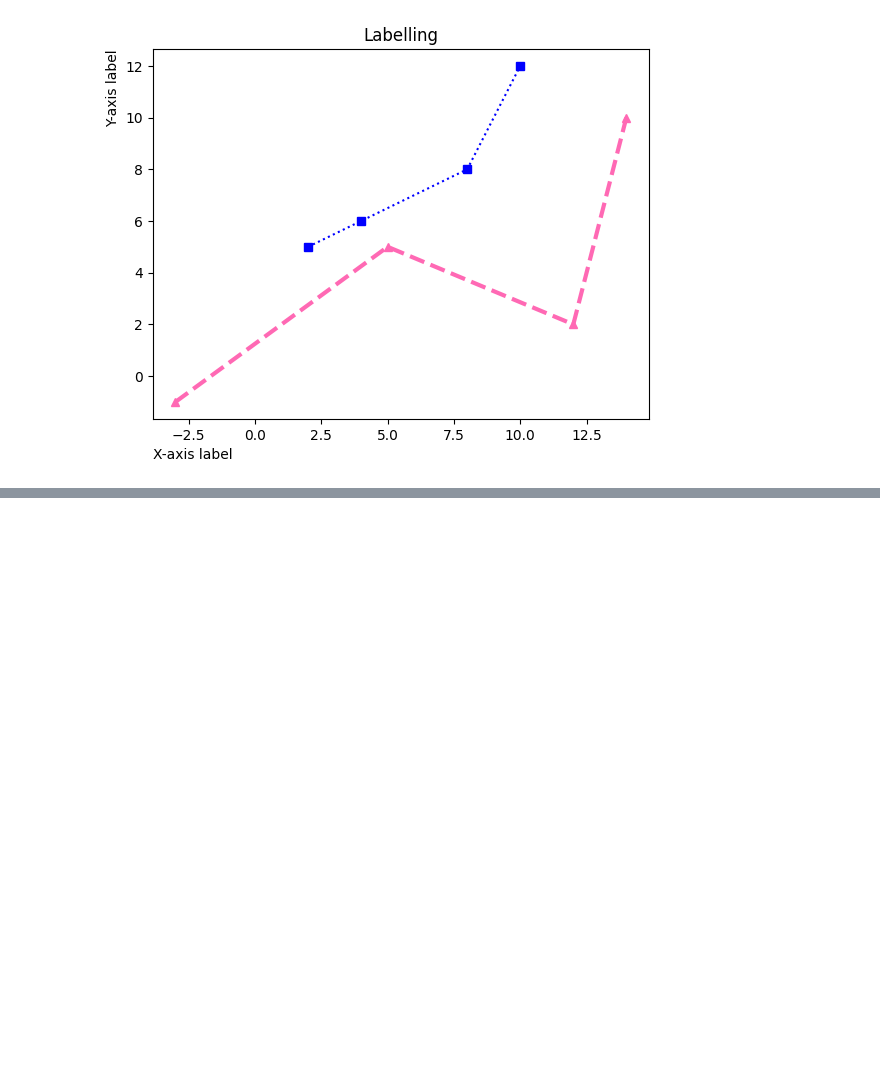
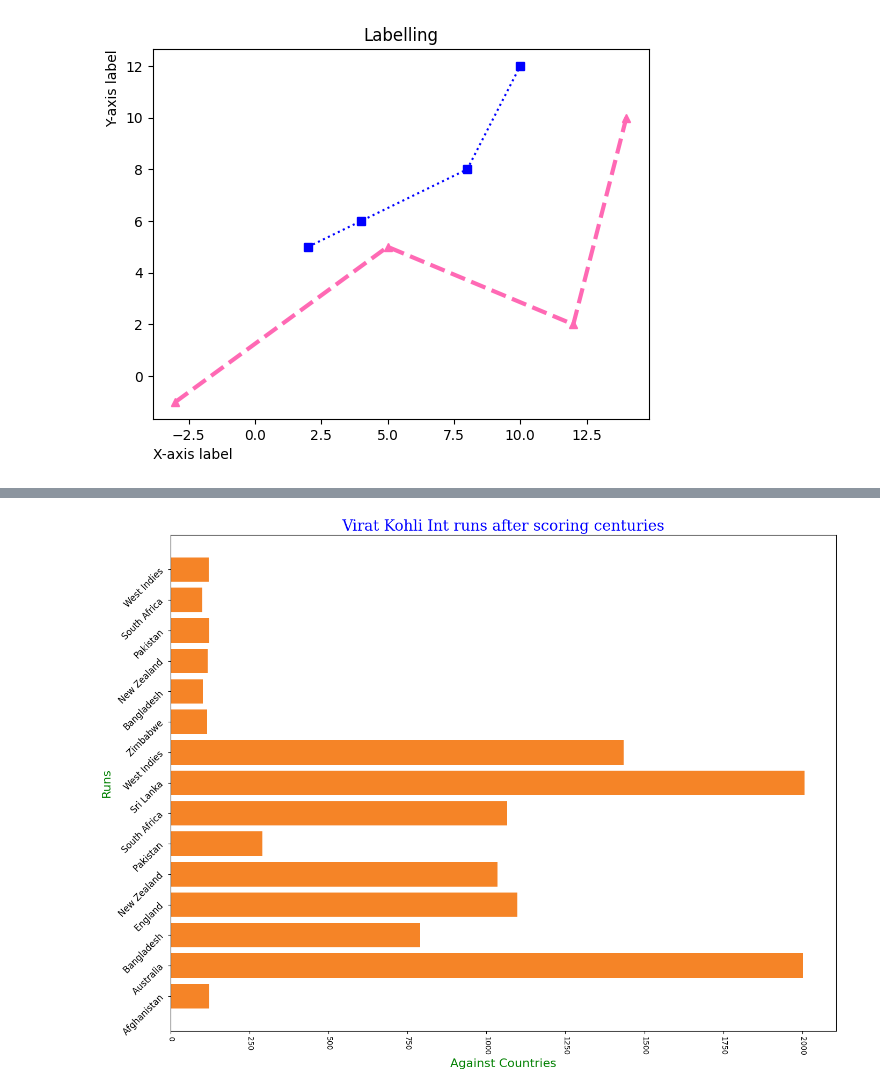
Before and after one commit to sadiq937/matplotlib_applications, a Jupyter notebook: Introduction.ipynb, the cells around one changed output, grey strips where cells are left out. Saved outputs shown, nothing was run; the diff lists cells and outputs as text; code cells hidden in the pictures; blank space fills up the shorter version.

```diff
--- a/Introduction.ipynb
+++ b/Introduction.ipynb
@@ -103,0 +162,18 @@ plt.show()
+# %%
+# Horizontal Bar graph
+x = group_df.Against
+y = group_df.Runs
+z =
+font1 = {"family" : "serif", "size":20, "color": "b"}
+font2 = {"family" : "sans-serif", "size": 16, "color" :"g"}
+# Increase figure size
+plt.figure(figsize=(16, 12))
+plt.xticks(rotation = 270, size = 10)
+plt.yticks(rotation = 45, size = 12)
+plt.xlabel("Against Countries", fontdict = font2)
+plt.ylabel("Runs", fontdict = font2)
+plt.title("Virat Kohli Int runs after scoring centuries", fontdict = font1)
+plt.barh(x,y, color = "#f58427")
+plt.show()
+# %% [output]
+[figure, added]
```
Also changed, not shown: parts of 7 cells of this notebook.
